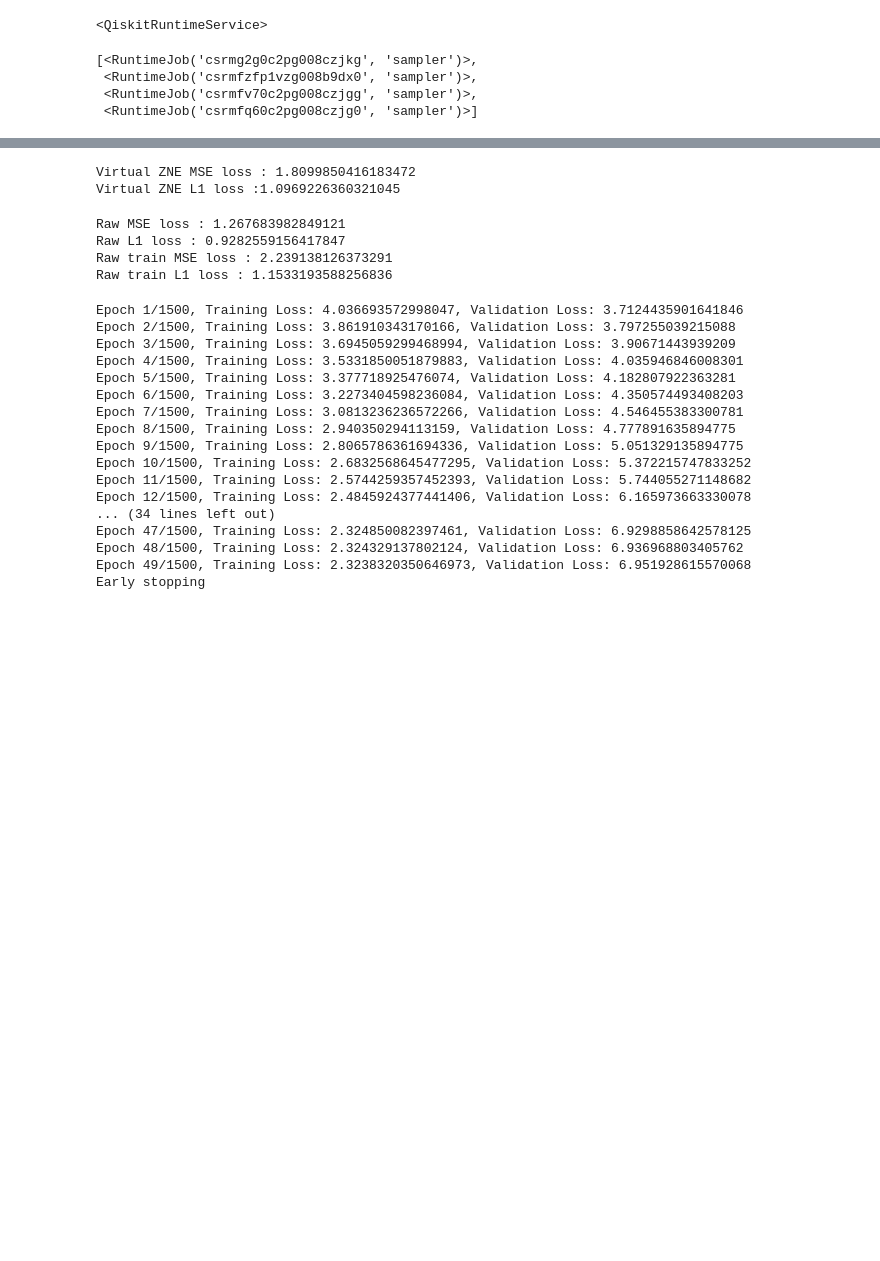
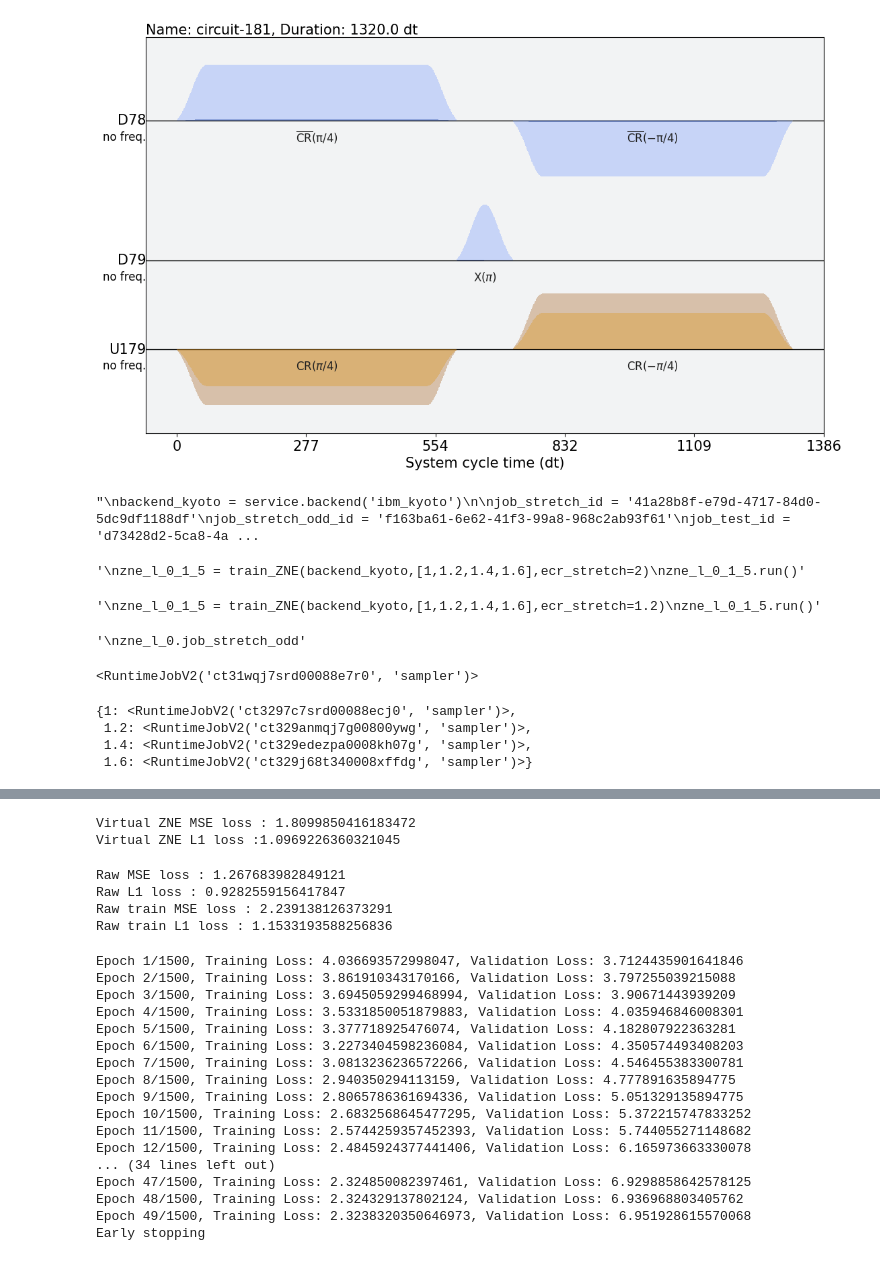
Before and after one commit to pop756/Quantum_KAN, a Jupyter notebook: Real_backend.ipynb, the cells around one changed output, grey strips where cells are left out. Cells and saved outputs as stored; diff of their text form; code cells hidden in the pictures; blank space fills up the shorter version.

```diff
--- a/Real_backend.ipynb
+++ b/Real_backend.ipynb
@@ -403,2 +422,10 @@ class ZNE():
+# %%
+qc = QuantumCircuit(2)
+qc.ecr(1,0)
+
+qc = generate_preset_pass_manager(optimization_level=0, backend=backend_kyoto, initial_layout=[78,79]).run(qc)
+schedule(qc,backend = backend_kyoto).draw()
+# %% [output]
+[figure, added]
 # %%
 class train_ZNE():
@@ -471,4 +496,0 @@ class train_ZNE():
-# %%
-service.jobs(ta)
-# %% [output]
-<QiskitRuntimeService>
@@ -475,9 +503,12 @@ service.jobs(ta)
 # %%
+"""
 backend_kyoto = service.backend('ibm_kyoto')
 
-job_stretch_id = '06db5228-8d97-4cd1-9851-9b1939dd3556'
-job_stretch_odd_id = '219dfb1e-cba0-4cea-9fc5-719be4485ea0'
-job_test_id = 'e573b246-6681-4487-928f-29d75a360bc4'
+job_stretch_id = '41a28b8f-e79d-4717-84d0-5dc9df1188df'
+job_stretch_odd_id = 'f163ba61-6e62-41f3-99a8-968c2ab93f61'
+job_test_id = 'd73428d2-5ca8-4a04-9579-914cc5811a4c'
 
-zne_l_0_1_5 = train_ZNE(backend_kyoto,[1,1.2,1.4,1.6])
-zne_l_0_1_5.get_data(job_stretch_id,job_stretch_odd_id,job_test_id)
+zne_l_0 = train_ZNE(backend_kyoto,[1,1.2,1.4,1.6])
+zne_l_0.get_data(job_stretch_id,job_stretch_odd_id,job_test_id)"""
+# %% [output]
+"\nbackend_kyoto = service.backend('ibm_kyoto')\n\njob_stretch_id = '41a28b8f-e79d-4717-84d0-5dc9df1188df'\njob_stretch_odd_id = 'f163ba61-6e62-41f3-99a8-968c2ab93f61'\njob_test_id = 'd73428d2-5ca8-4a ...
@@ -493,16 +515,31 @@ zne_l_0.get_data(job_stretch_id,job_stretch_odd_id,job_test_id)
 # %%
+"""
 zne_l_0_1_5 = train_ZNE(backend_kyoto,[1,1.2,1.4,1.6],ecr_stretch=2)
-zne_l_0_1_5.run()
+zne_l_0_1_5.run()"""
+# %% [output]
+'\nzne_l_0_1_5 = train_ZNE(backend_kyoto,[1,1.2,1.4,1.6],ecr_stretch=2)\nzne_l_0_1_5.run()'
 # %%
+"""
 zne_l_0_1_5 = train_ZNE(backend_kyoto,[1,1.2,1.4,1.6],ecr_stretch=1.2)
-zne_l_0_1_5.run()
+zne_l_0_1_5.run()"""
+# %% [output]
+'\nzne_l_0_1_5 = train_ZNE(backend_kyoto,[1,1.2,1.4,1.6],ecr_stretch=1.2)\nzne_l_0_1_5.run()'
+# %%
+"""
+zne_l_0.job_stretch_odd"""
+# %% [output]
+'\nzne_l_0.job_stretch_odd'
+# %%
+zne_l_0_1_5.job_test_list
+# %% [output]
+<RuntimeJobV2('ct31wqj7srd00088e7r0', 'sampler')>
 # %%
-zne_l_0.job_stretch_odd
+zne_l_0_1_5.job_stretch_odd
 # %% [output]
-[<RuntimeJob('csrmg2g0c2pg008czjkg', 'sampler')>,
- <RuntimeJob('csrmfzfp1vzg008b9dx0', 'sampler')>,
- <RuntimeJob('csrmfv70c2pg008czjgg', 'sampler')>,
- <RuntimeJob('csrmfq60c2pg008czjg0', 'sampler')>]
+{1: <RuntimeJobV2('ct3297c7srd00088ecj0', 'sampler')>,
+ 1.2: <RuntimeJobV2('ct329anmqj7g00800ywg', 'sampler')>,
+ 1.4: <RuntimeJobV2('ct329edezpa0008kh07g', 'sampler')>,
+ 1.6: <RuntimeJobV2('ct329j68t340008xffdg', 'sampler')>}
 # %%
 import matplotlib.pyplot as plt
 def job_plot(job_1,job_2):
```
Also changed, not shown: parts of 8 cells of this notebook.
